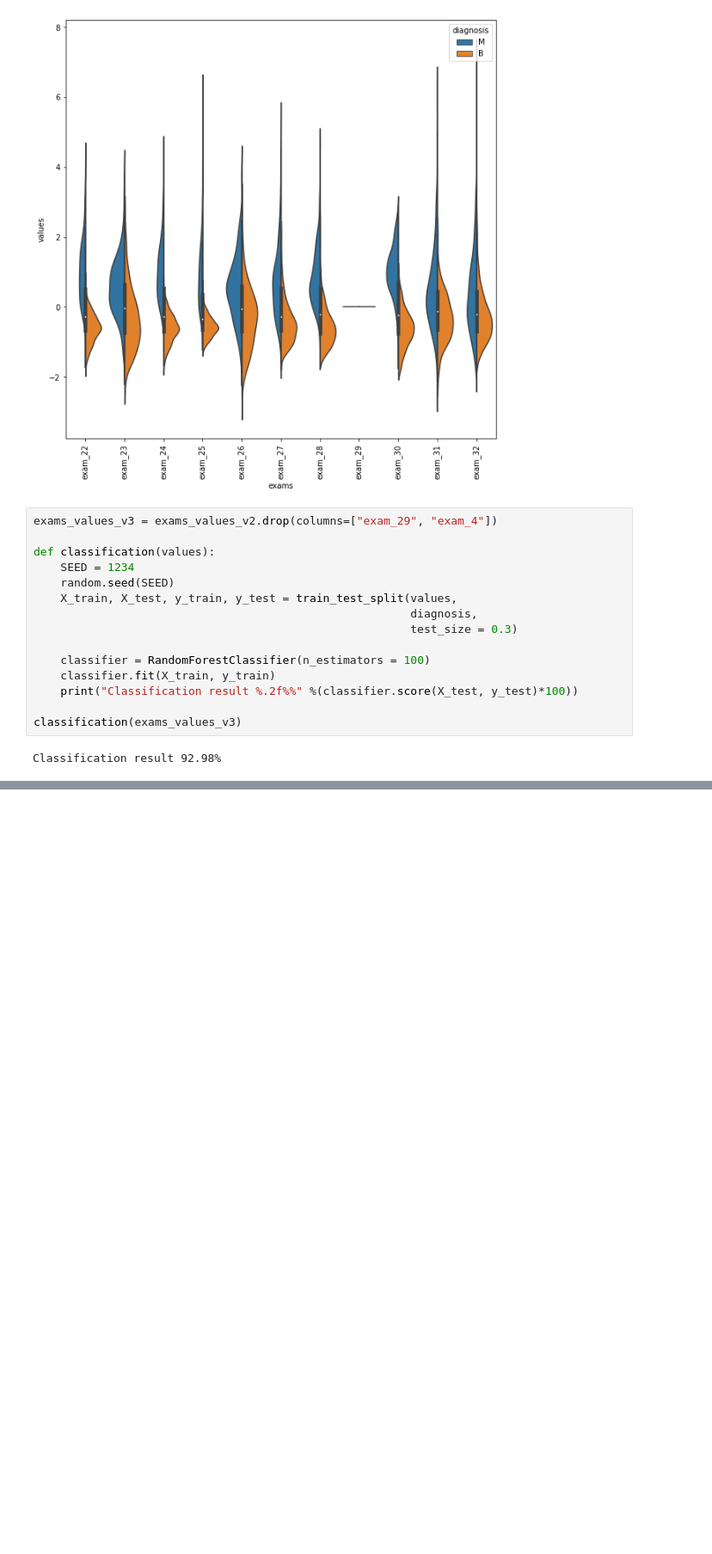
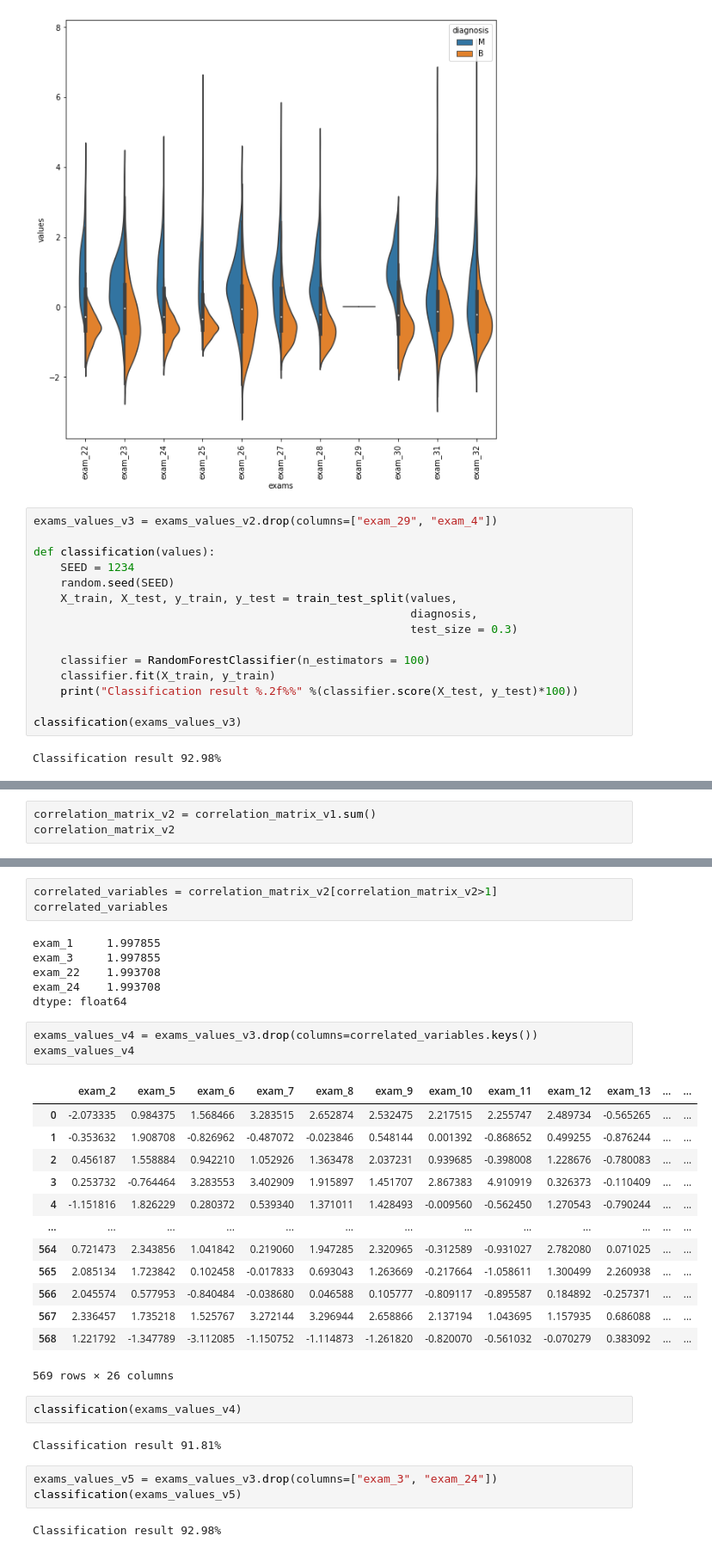
Before and after one commit to vazaee/multidimensional-data, a Jupyter notebook: multidimensional_data.ipynb, the cells around one changed output, grey strips where cells are left out. Shown at 86% size. Drawn from its saved outputs; the diff is of its cells as text; blank space fills up the shorter version.

Commit message:
correlated data

```diff
--- a/multidimensional_data.ipynb
+++ b/multidimensional_data.ipynb
@@ -124,0 +154,3 @@ Classification result 92.98%
+# %%
+correlation_matrix_v2 = correlation_matrix_v1.sum()
+correlation_matrix_v2
@@ -124,0 +175,35 @@ Classification result 92.98%
+# %%
+correlated_variables = correlation_matrix_v2[correlation_matrix_v2>1]
+correlated_variables
+# %% [output]
+exam_1     1.997855
+exam_3     1.997855
+exam_22    1.993708
+exam_24    1.993708
+dtype: float64
+# %%
+exams_values_v4 = exams_values_v3.drop(columns=correlated_variables.keys())
+exams_values_v4
+# %% [output]
+|  | exam_2 | exam_5 | exam_6 | exam_7 | exam_8 | exam_9 | exam_10 | exam_11 | exam_12 | exam_13 | ... | ... |
+| 0 | -2.073335 | 0.984375 | 1.568466 | 3.283515 | 2.652874 | 2.532475 | 2.217515 | 2.255747 | 2.489734 | -0.565265 | ... | ... |
+| 1 | -0.353632 | 1.908708 | -0.826962 | -0.487072 | -0.023846 | 0.548144 | 0.001392 | -0.868652 | 0.499255 | -0.876244 | ... | ... |
+| 2 | 0.456187 | 1.558884 | 0.942210 | 1.052926 | 1.363478 | 2.037231 | 0.939685 | -0.398008 | 1.228676 | -0.780083 | ... | ... |
+| 3 | 0.253732 | -0.764464 | 3.283553 | 3.402909 | 1.915897 | 1.451707 | 2.867383 | 4.910919 | 0.326373 | -0.110409 | ... | ... |
+| 4 | -1.151816 | 1.826229 | 0.280372 | 0.539340 | 1.371011 | 1.428493 | -0.009560 | -0.562450 | 1.270543 | -0.790244 | ... | ... |
+| ... | ... | ... | ... | ... | ... | ... | ... | ... | ... | ... | ... | ... |
+| 564 | 0.721473 | 2.343856 | 1.041842 | 0.219060 | 1.947285 | 2.320965 | -0.312589 | -0.931027 | 2.782080 | 0.071025 | ... | ... |
+| 565 | 2.085134 | 1.723842 | 0.102458 | -0.017833 | 0.693043 | 1.263669 | -0.217664 | -1.058611 | 1.300499 | 2.260938 | ... | ... |
+| 566 | 2.045574 | 0.577953 | -0.840484 | -0.038680 | 0.046588 | 0.105777 | -0.809117 | -0.895587 | 0.184892 | -0.257371 | ... | ... |
+| 567 | 2.336457 | 1.735218 | 1.525767 | 3.272144 | 3.296944 | 2.658866 | 2.137194 | 1.043695 | 1.157935 | 0.686088 | ... | ... |
+| 568 | 1.221792 | -1.347789 | -3.112085 | -1.150752 | -1.114873 | -1.261820 | -0.820070 | -0.561032 | -0.070279 | 0.383092 | ... | ... |
+569 rows × 26 columns
+# %%
+classification(exams_values_v4)
+# %% [output]
+Classification result 91.81%
+# %%
+exams_values_v5 = exams_values_v3.drop(columns=["exam_3", "exam_24"])
+classification(exams_values_v5)
+# %% [output]
+Classification result 92.98%
```
Also changed, not shown: parts of 3 cells of this notebook.
